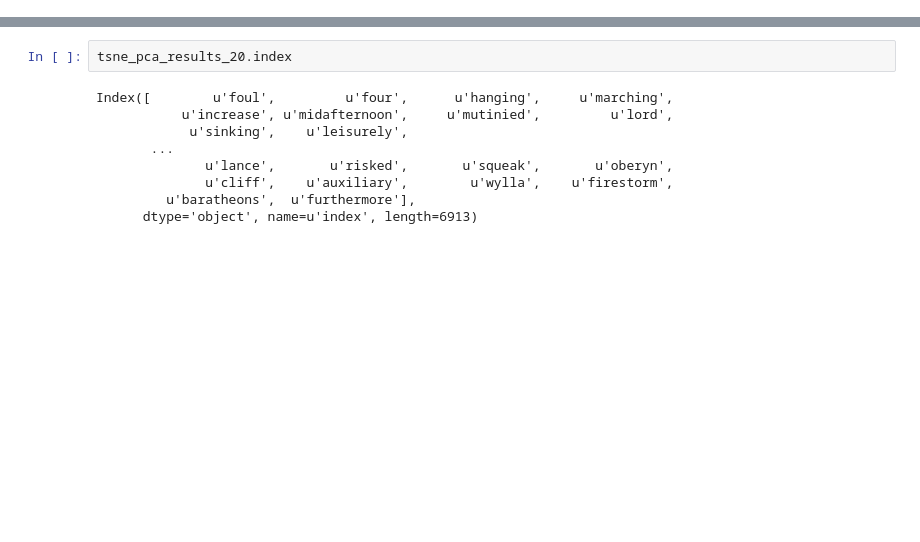
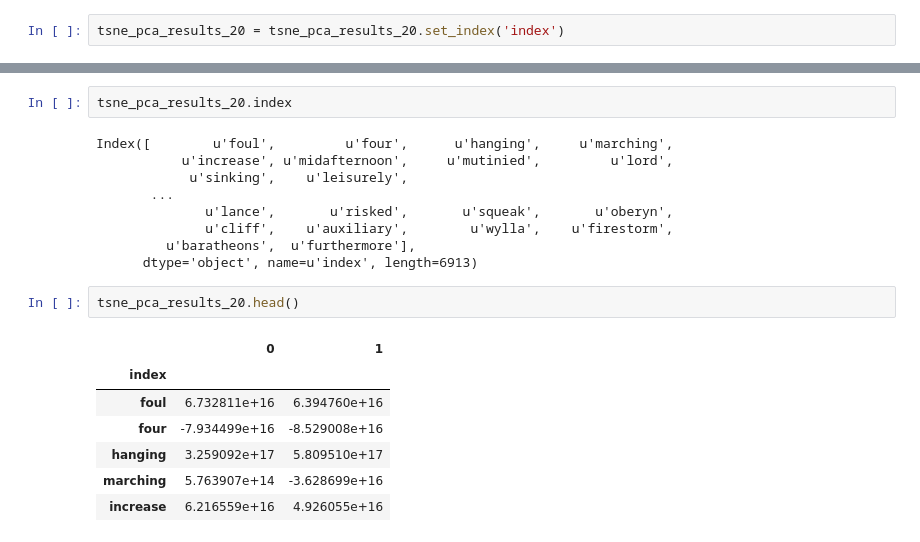
Before and after one commit to ZoeMarkovits/The-Language-of-Game-of-Thrones, a Jupyter notebook: Notebooks/project_five_tsne.ipynb, the cells around one changed output, grey strips where cells are left out. Drawn from its saved outputs; the diff is of its cells as text; blank space fills up the shorter version.

```diff
--- a/Notebooks/project_five_tsne.ipynb
+++ b/Notebooks/project_five_tsne.ipynb
@@ -236,3 +303,5 @@ tsne_pca_results_20.shape
+# %%
+tsne_pca_results_20 = tsne_pca_results_20.set_index('index')
 # %%
 tsne_pca_results20
 # %% [output]
@@ -254,6 +323,16 @@ Index([        u'foul',         u'four',      u'hanging',     u'marching',
               u'cliff',    u'auxiliary',        u'wylla',    u'firestorm',
          u'baratheons',  u'furthermore'],
       dtype='object', name=u'index', length=6913)
+# %%
+tsne_pca_results_20.head()
+# %% [output]
+|  | 0 | 1 |
+| index |  |  |
+| foul | 6.732811e+16 | 6.394760e+16 |
+| four | -7.934499e+16 | -8.529008e+16 |
+| hanging | 3.259092e+17 | 5.809510e+17 |
+| marching | 5.763907e+14 | -3.628699e+16 |
+| increase | 6.216559e+16 | 4.926055e+16 |
 # %%
 import numpy as Math
 import pylab as Plot
```
Also changed, not shown: parts of 16 cells of this notebook, 7 other files.
